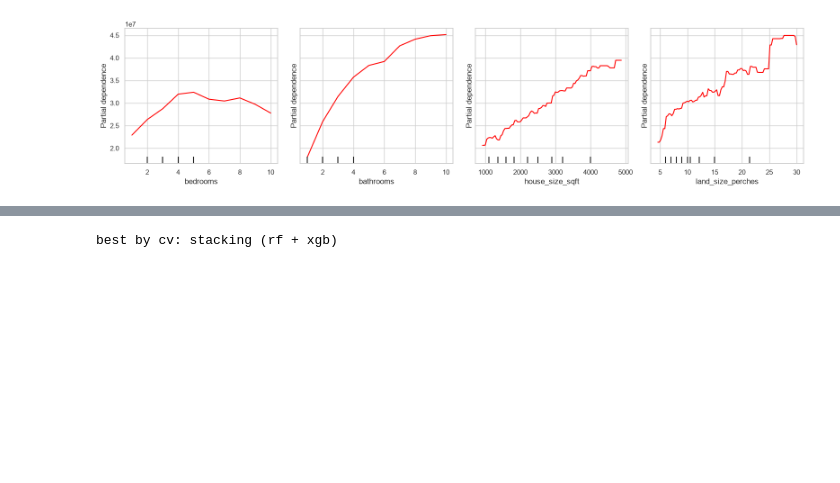
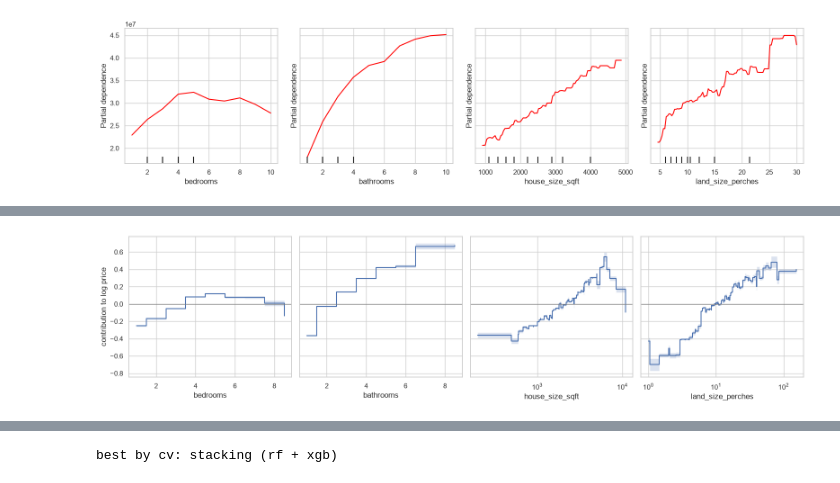
Before and after one commit to dsameendra/lk-ensemble-lab, a Jupyter notebook: notebooks/houses_modelling.ipynb, the cells around one changed output, grey strips where cells are left out. Drawn from its saved outputs; the diff is of its cells as text; code cells hidden in the pictures; blank space fills up the shorter version.

```diff
--- a/notebooks/houses_modelling.ipynb
+++ b/notebooks/houses_modelling.ipynb
@@ -496,0 +568,17 @@ plt.show()
+# %%
+# the learned curve of each number: contribution to log price at each value
+fig, ax = plt.subplots(1, 4, figsize=(16, 4), sharey=True)
+for a, name in zip(ax, ['bedrooms', 'bathrooms', 'house_size_sqft', 'land_size_perches']):
+    d = ebm_global.data(ebm.term_names_.index(name))
+    edges, scores = np.array(d['names'], dtype=float), np.array(d['scores'], dtype=float)
+    a.step(edges[:-1], scores, where='post')
+    a.fill_between(edges[:-1], d['lower_bounds'], d['upper_bounds'], step='post', alpha=.2)
+    a.axhline(0, color='grey', linewidth=1)
+    a.set_xlabel(name)
+    if name in ('house_size_sqft', 'land_size_perches'):
+        a.set_xscale('log')
+ax[0].set_ylabel('contribution to log price')
+plt.tight_layout()
+plt.show()
+# %% [output]
+[figure, added]
```
Also changed, not shown: parts of 17 cells of this notebook, 11 other files.
